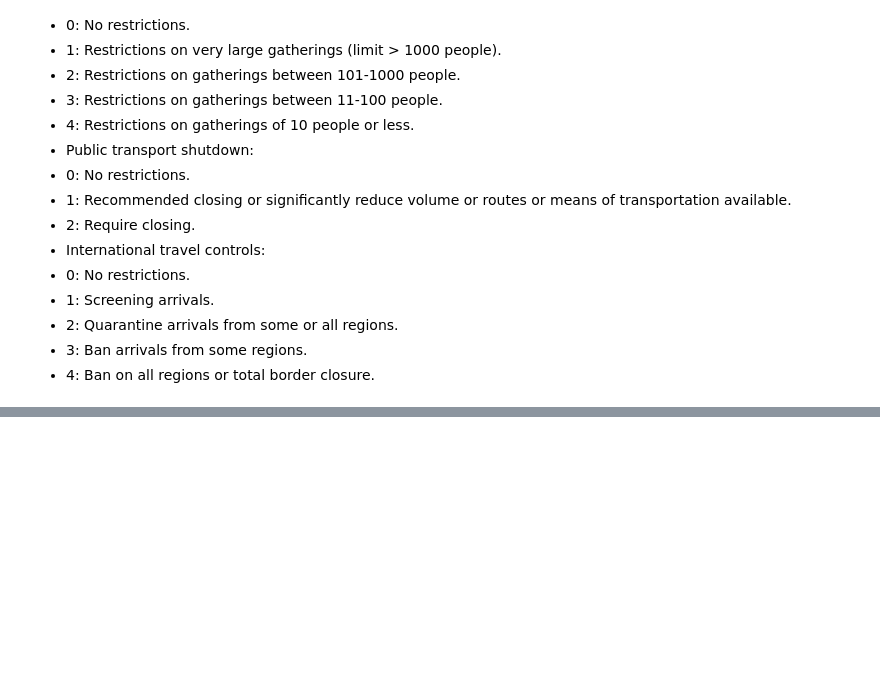
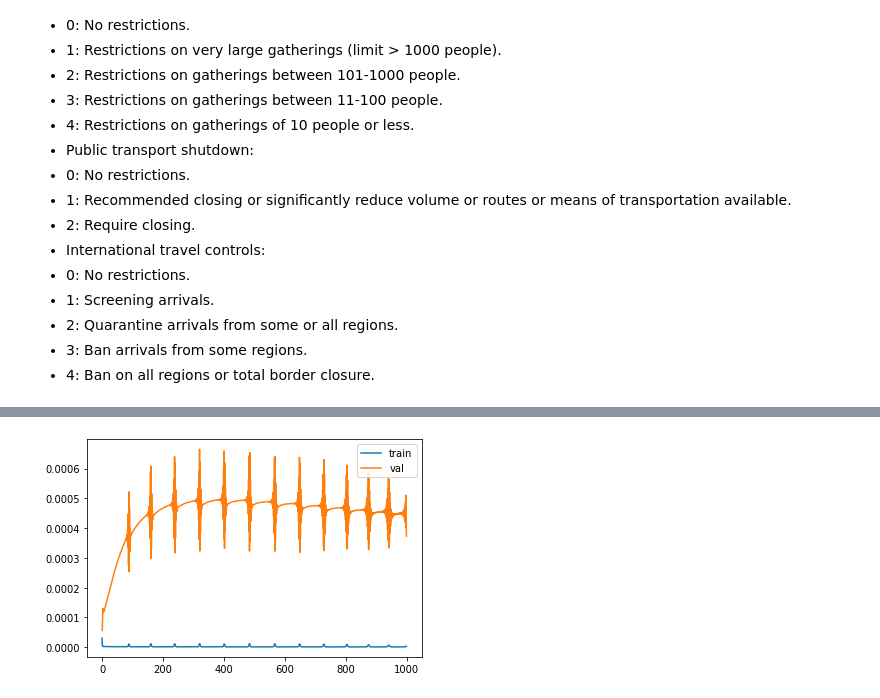
Before and after one commit to xinyi-tony-liu/covid19_prediction, a Jupyter notebook: src/cs451_covid_prediction_bilstm.ipynb, the cells around one changed output, grey strips where cells are left out. Drawn from its saved outputs; the diff is of its cells as text; code cells hidden in the pictures; blank space fills up the shorter version.

```diff
--- a/src/cs451_covid_prediction_bilstm.ipynb
+++ b/src/cs451_covid_prediction_bilstm.ipynb
@@ -501,0 +810,14 @@ KeyboardInterrupt: ignored
+# %%
+criterion = nn.MSELoss()
+opt = optim.Adam(best_trained_model.parameters(), lr=1e-5)
+
+train_losses, val_losses, best_trained_model_2 = best_trained_model.train(opt, criterion, train_loader, test_loader, epochs=1000)
+
+plt.plot(train_losses, label='train')
+plt.plot(val_losses, label='val')
+plt.legend()
+plt.show()
+
+test_l = test_loss(best_trained_model_2)
+print("Best trial test set loss: {}".format(test_l))
+# %% [output]
@@ -501,0 +841 @@ KeyboardInterrupt: ignored
+[figure, added]
```
Also changed, not shown: parts of 26 cells of this notebook.
